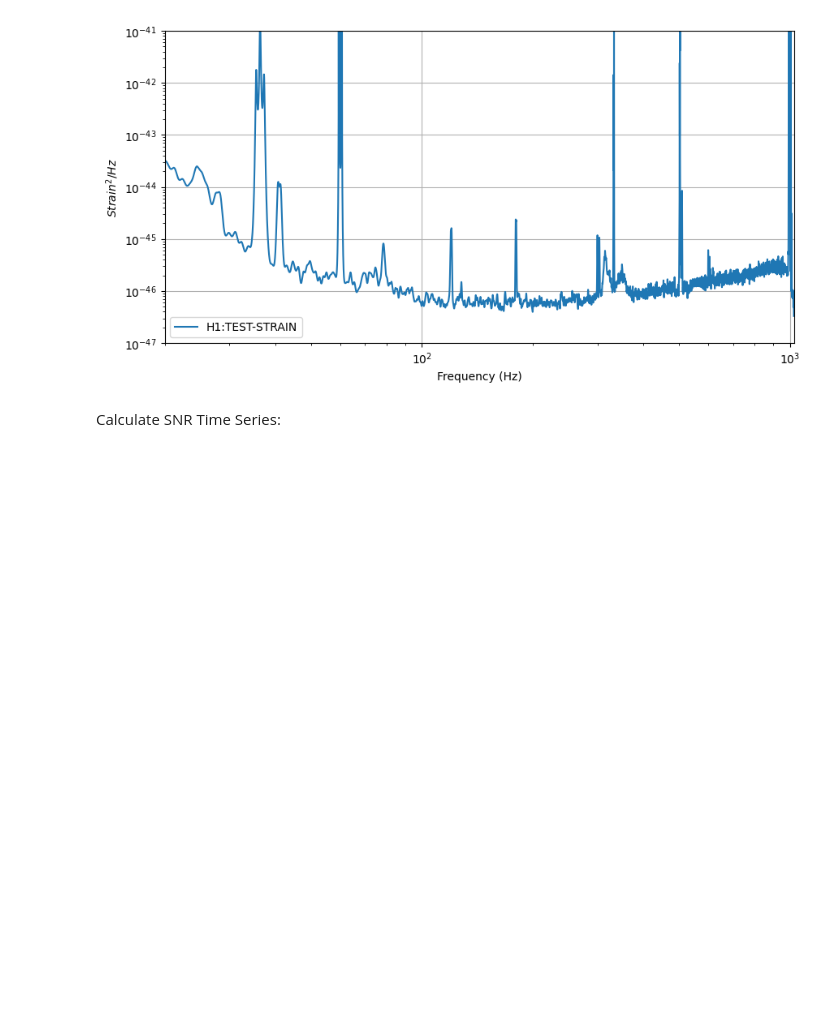
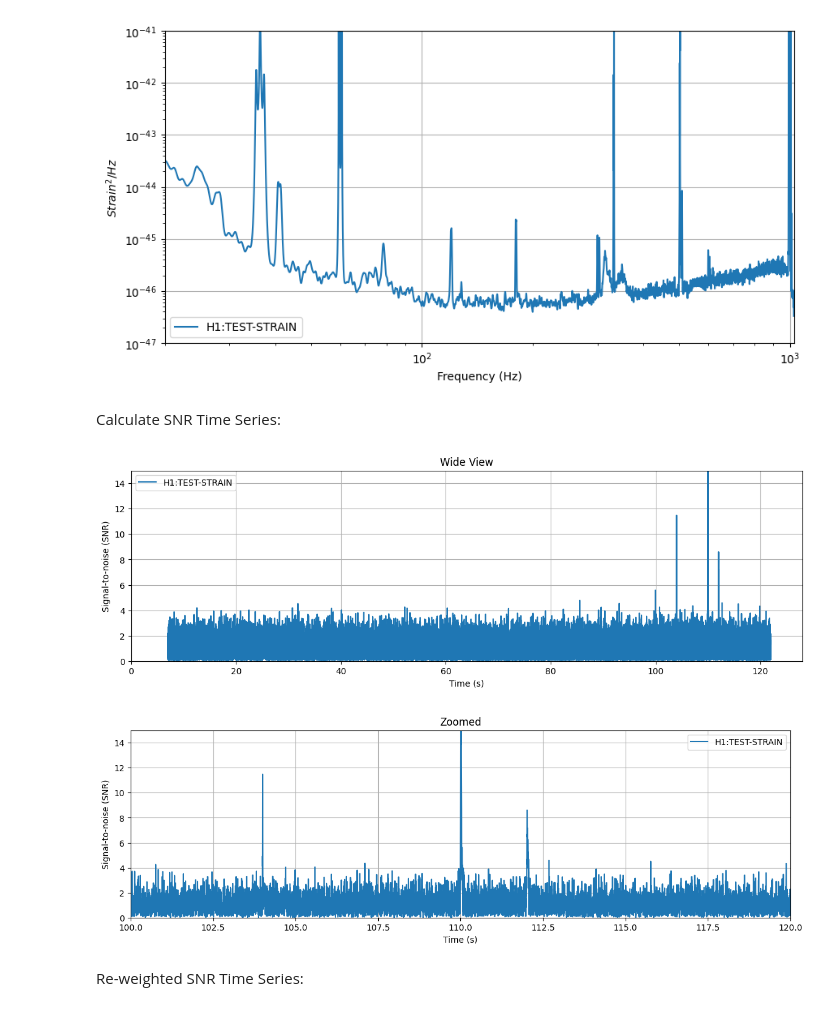
Before and after one commit to norrismeg/odw, a Jupyter notebook: Tutorials/Day_2/Tuto_2.3_Signal_consistency_and_significance.ipynb, the cells around one changed output. Saved outputs shown, nothing was run; the diff lists cells and outputs as text; code cells hidden in the pictures; blank space fills up the shorter version.

```diff
--- a/Tutorials/Day_2/Tuto_2.3_Signal_consistency_and_significance.ipynb
+++ b/Tutorials/Day_2/Tuto_2.3_Signal_consistency_and_significance.ipynb
@@ -405,30 +405,46 @@ Calculate SNR Time Series:
 # %%
 # Calculate the component mass of each black hole in the detector frame
 cmass = (m.median1d("mass1")+m.median1d("mass2")) / 2      # This is in the source frame
 cmass *= (1 + m.median1d("redshift")) # apply redshift to get to the detector frame
 
 cmass1 = 32
 
 # This is a frequency domain waveform generator. It has a very similar syntax to the time domain
 # waveform function used in prior tutorials. This function returns both a plus and a cross
 # polarization waveform, but we will just use the plus polarization in building our template
 # as these are only different by a phase offset in this specific case.
 hp1, _ = get_fd_waveform(approximant="IMRPhenomD",
                          mass1=cmass1, mass2=cmass1,
                          f_lower=20.0, delta_f=conditioned.delta_f)
 hp1.resize(len(psd2))
 
 # Use this template to calculate the SNR time series
-snr1 = matched_filter(hp1, ts, psd=psd2, low_frequency_cutoff=20)
+snr1 = matched_filter(hp1, conditioned, psd=psd2, low_frequency_cutoff=20)
 snr1 = snr1.crop(5, 4)
 
 plt.figure(figsize=[14, 4])
 plt.plot(snr1.sample_times, abs(snr1), label=channel_name)
 plt.legend()
-plt.title(title)
+plt.title('Wide View')
 plt.grid()
-plt.xlim(m.time - w, m.time + w)
+plt.xlim(0, 128)
 plt.ylim(0, 15)
 plt.xlabel('Time (s)')
 plt.ylabel('Signal-to-noise (SNR)')
 plt.show()
+
+plt.figure(figsize=[14, 4])
+plt.plot(snr1.sample_times, abs(snr1), label=channel_name)
+plt.legend()
+plt.title('Zoomed')
+plt.grid()
+plt.xlim(100, 120)
+plt.ylim(0, 15)
+plt.xlabel('Time (s)')
+plt.ylabel('Signal-to-noise (SNR)')
+plt.show()
+# %% [output]
+[figure, added]
+[figure, added]
+# %% [markdown]
+Re-weighted SNR Time Series:
```
